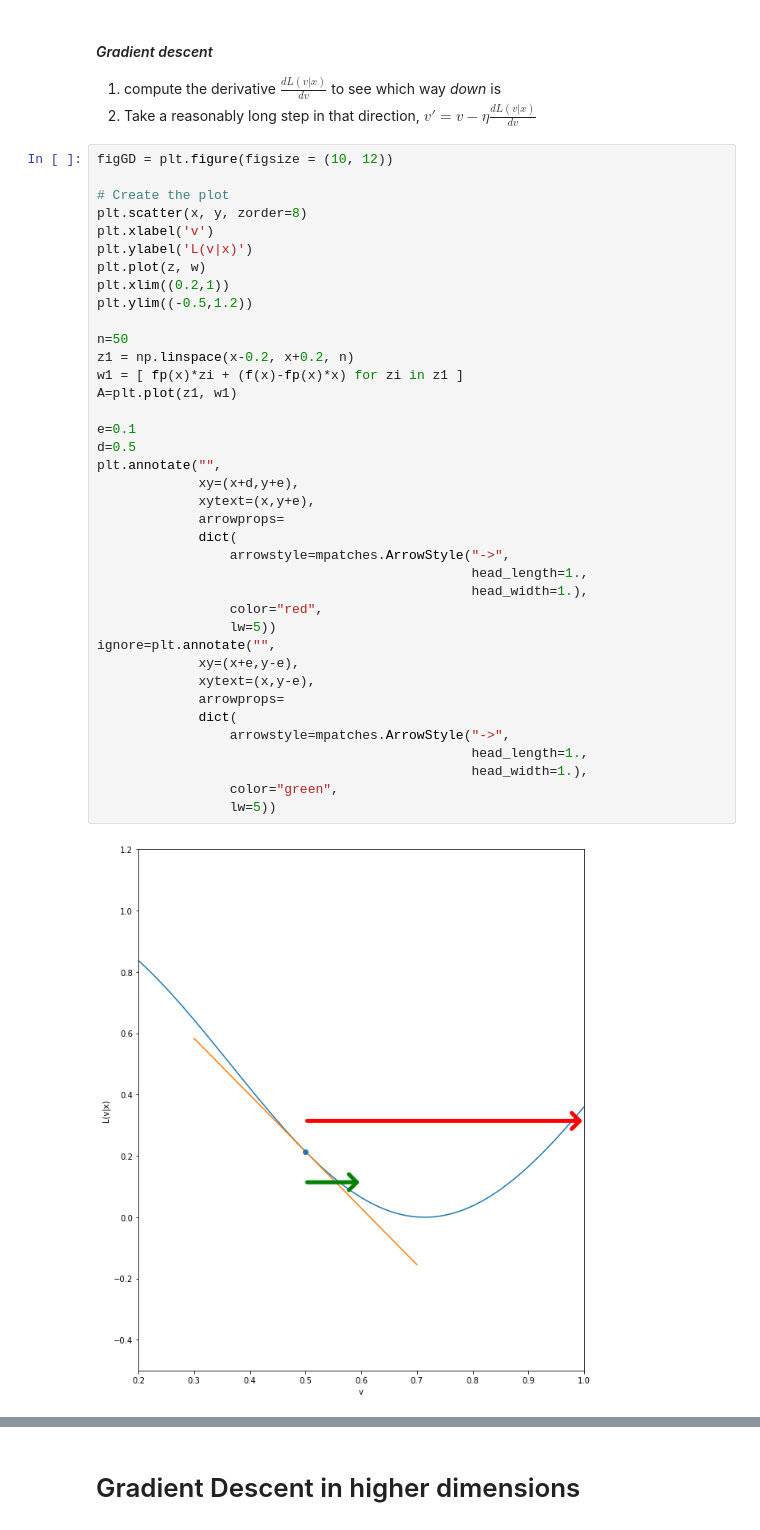
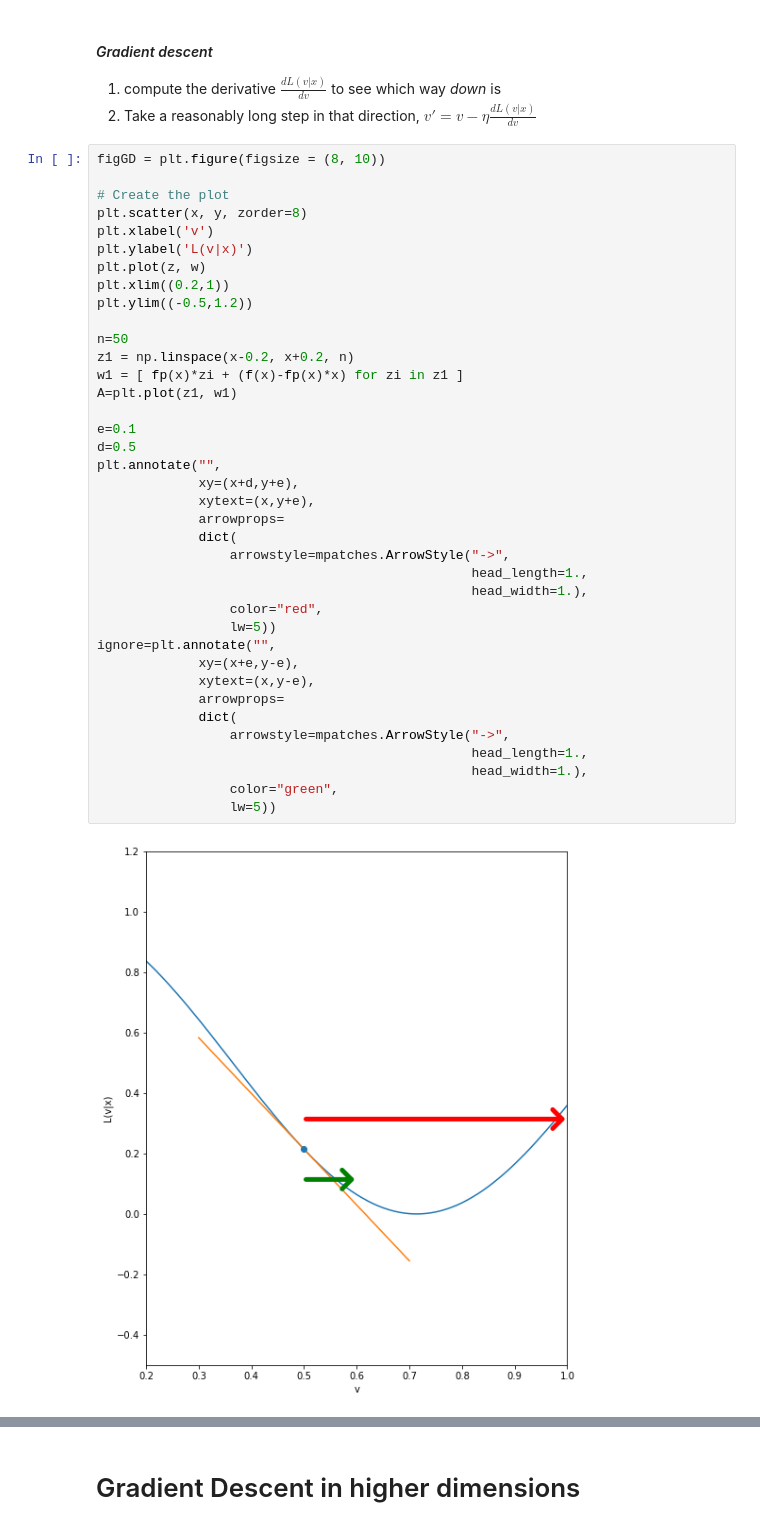
Before and after one commit to NBISweden/workshop-neural-nets-and-deep-learning, a Jupyter notebook: session_annBuildingBlocks/session_annBuildingBlocks_2.ipynb, the cells around one changed output, grey strips where cells are left out. Cells and saved outputs as stored; diff of their text form.

```diff
--- a/session_annBuildingBlocks/session_annBuildingBlocks_2.ipynb
+++ b/session_annBuildingBlocks/session_annBuildingBlocks_2.ipynb
@@ -384,7 +388,7 @@ Consider inverted hill-climbing in one dimension $v$, i.e., we want to find the
 1. compute the derivative $\frac{dL(v|x)}{dv}$ to see which way *down* is
 2. Take a reasonably long step in that direction, $v' = v-\eta\frac{dL(v|x)}{dv}$
 # %%
-figGD = plt.figure(figsize = (10, 12))
+figGD = plt.figure(figsize = (8, 10))
 
 # Create the plot
 plt.scatter(x, y, zorder=8)
@@ -395,31 +399,31 @@ plt.xlim((0.2,1))
 plt.ylim((-0.5,1.2))
 
 n=50
 z1 = np.linspace(x-0.2, x+0.2, n)
 w1 = [ fp(x)*zi + (f(x)-fp(x)*x) for zi in z1 ]
 A=plt.plot(z1, w1)
 
 e=0.1
 d=0.5
 plt.annotate("",
              xy=(x+d,y+e),
              xytext=(x,y+e),
              arrowprops=
              dict(
                  arrowstyle=mpatches.ArrowStyle("->",
                                                 head_length=1.,
                                                 head_width=1.),
                  color="red",
                  lw=5))
 ignore=plt.annotate("",
              xy=(x+e,y-e),
              xytext=(x,y-e),
              arrowprops=
              dict(
                  arrowstyle=mpatches.ArrowStyle("->",
                                                 head_length=1.,
                                                 head_width=1.),
                  color="green",
                  lw=5))
 # %% [output]
-[figure, old version]
+[figure, new version]
```
Also changed, not shown: parts of 11 cells of this notebook.
